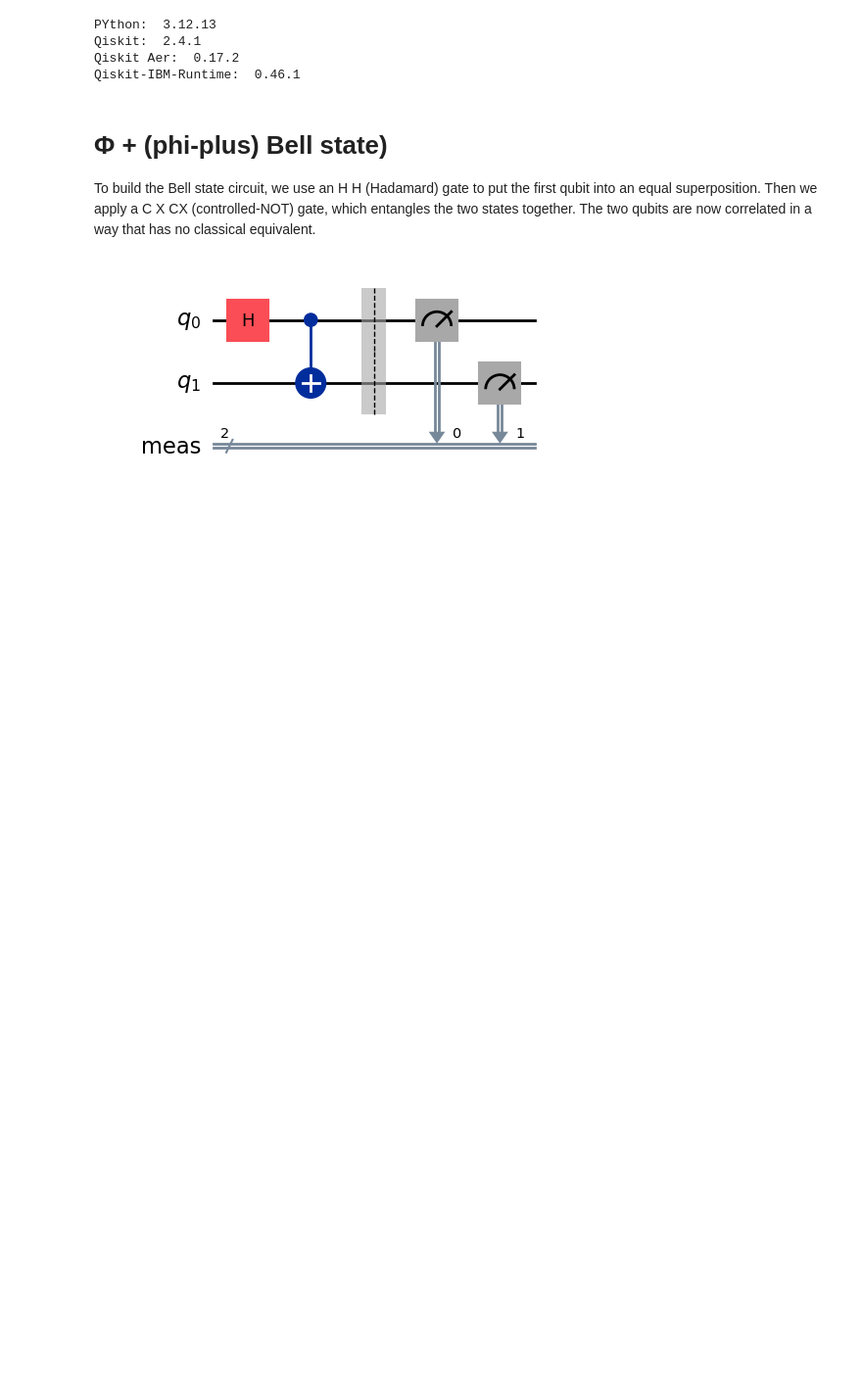
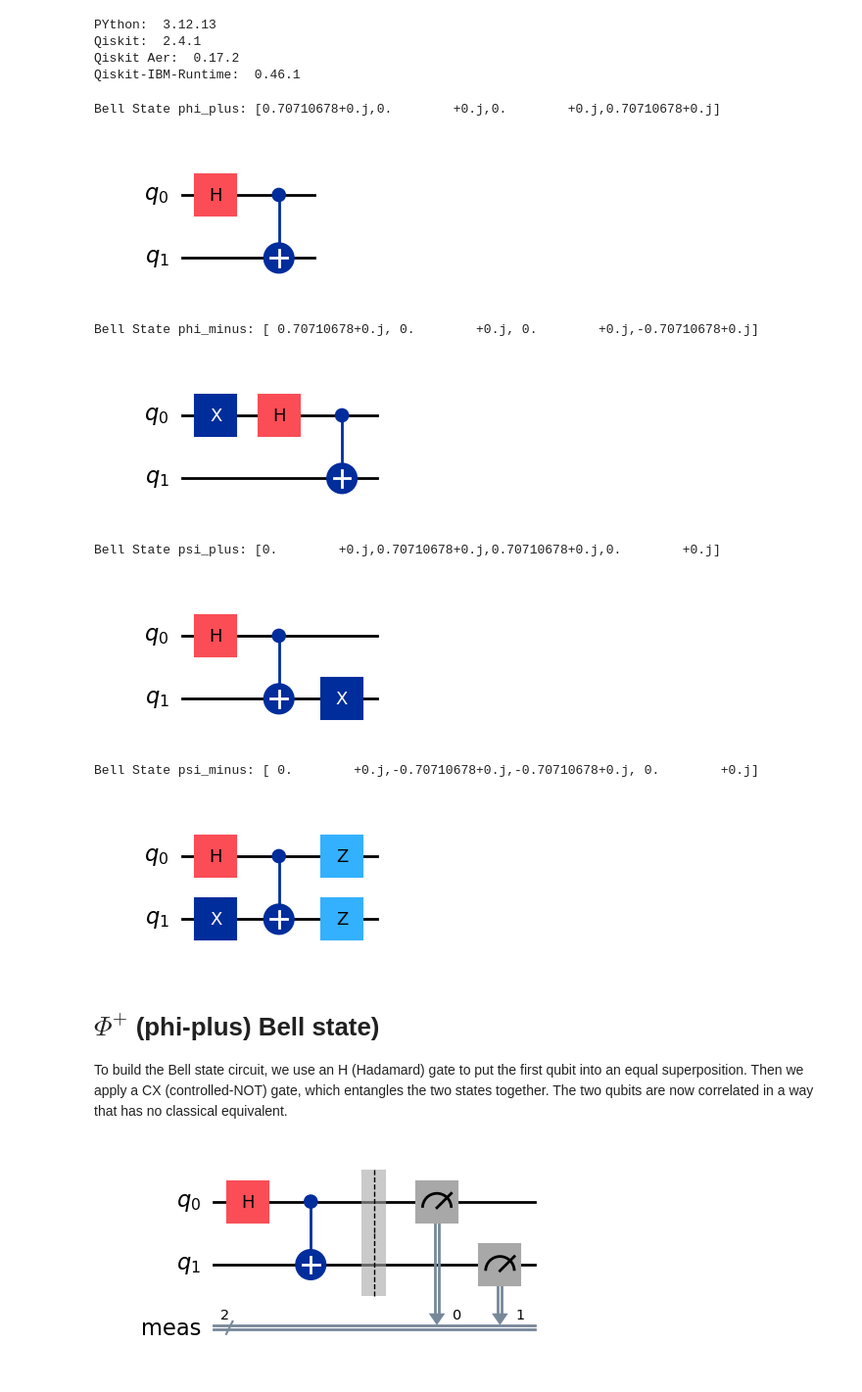
Before and after one commit to r-karra/learn-quantum-AI, a Jupyter notebook: your_first_quantum_experiment.ipynb, the cells around one changed output. Shown at 98% size. Cells and saved outputs as stored; diff of their text form; code cells hidden in the pictures; blank space fills up the shorter version.

```diff
--- a/your_first_quantum_experiment.ipynb
+++ b/your_first_quantum_experiment.ipynb
@@ -36,13 +31,51 @@ PYthon:  3.12.13
 Qiskit:  2.4.1
 Qiskit Aer:  0.17.2
 Qiskit-IBM-Runtime:  0.46.1
+# %%
+from qiskit import QuantumCircuit
+from qiskit.quantum_info import Statevector
+
+def get_bell_state(name):
+    qc = QuantumCircuit(2)
+    if name == 'phi_plus':
+        qc.h(0)
+        qc.cx(0, 1)
+    elif name == 'phi_minus':
+        qc.x(0)
+        qc.h(0)
+        qc.cx(0, 1)
+    elif name == 'psi_plus':
+        qc.h(0)
+        qc.cx(0, 1)
+        qc.x(1)
+    elif name == 'psi_minus':
+        qc.x(1)
+        qc.h(0)
+        qc.cx(0, 1)
+        qc.z(0)
+        qc.z(1)
+    return qc
+
+states = ['phi_plus', 'phi_minus', 'psi_plus', 'psi_minus']
+
+for s in states:
+    qc = get_bell_state(s)
+    sv = Statevector.from_instruction(qc)
+    print(f"Bell State {s}: {sv.draw('text')}")
+    display(qc.draw('mpl'))
+# %% [output]
+Bell State phi_plus: [0.70710678+0.j,0.        +0.j,0.        +0.j,0.70710678+0.j]
+[figure, added]
+Bell State phi_minus: [ 0.70710678+0.j, 0.        +0.j, 0.        +0.j,-0.70710678+0.j]
+[figure, added]
+Bell State psi_plus: [0.        +0.j,0.70710678+0.j,0.70710678+0.j,0.        +0.j]
+[figure, added]
+Bell State psi_minus: [ 0.        +0.j,-0.70710678+0.j,-0.70710678+0.j, 0.        +0.j]
+[figure, added]
 # %% [markdown]
-# Φ +  (phi-plus) Bell state)
+# $Φ^+$  (phi-plus) Bell state)
 To build the Bell state circuit, we use an
-H
 H (Hadamard) gate to put the first qubit into an equal superposition. Then we apply a
-C
-X
 CX (controlled-NOT) gate, which entangles the two states together. The two qubits are now correlated in a way that has no classical equivalent.
 # %%
 # ---build the Bell circuit (phi-plus) ---
```
Also changed, not shown: parts of 25 cells of this notebook.
